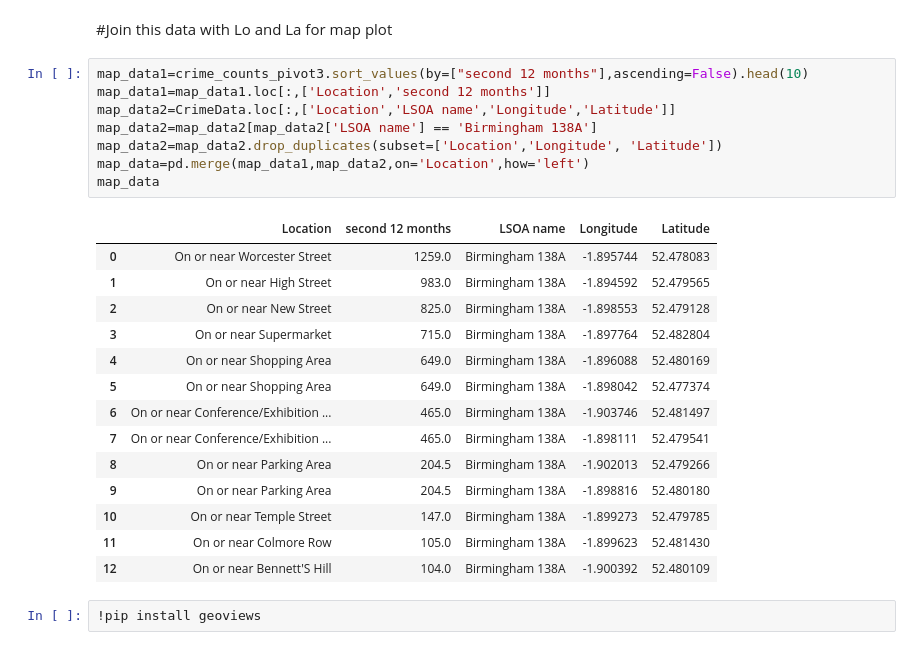
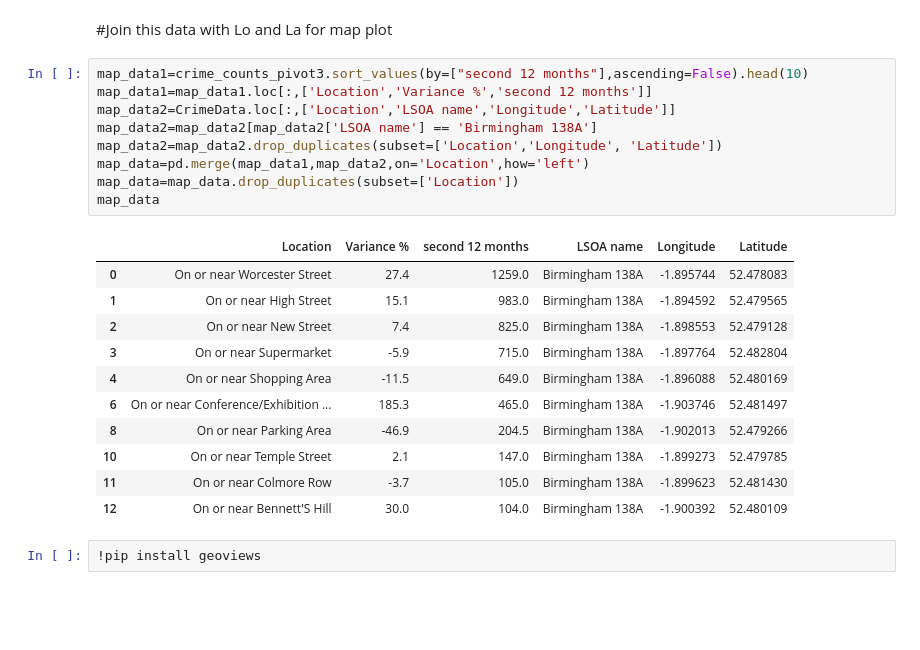
Before and after one commit to zhangwiki86-soton/L7---Data-Analysis-and-Visualisation, a Jupyter notebook: DRAFT Test Glob Final.ipynb, the cells around one changed output. Drawn from its saved outputs; the diff is of its cells as text; blank space fills up the shorter version.

```diff
--- a/DRAFT Test Glob Final.ipynb
+++ b/DRAFT Test Glob Final.ipynb
@@ -558,27 +558,25 @@ crime_counts_pivot3.sort_values(by=["second 12 months"],ascending=False).head(10
 #Join this data with Lo and La for map plot
 # %%
 map_data1=crime_counts_pivot3.sort_values(by=["second 12 months"],ascending=False).head(10)
-map_data1=map_data1.loc[:,['Location','second 12 months']]
+map_data1=map_data1.loc[:,['Location','Variance %','second 12 months']]
 map_data2=CrimeData.loc[:,['Location','LSOA name','Longitude','Latitude']]
 map_data2=map_data2[map_data2['LSOA name'] == 'Birmingham 138A']
 map_data2=map_data2.drop_duplicates(subset=['Location','Longitude', 'Latitude'])
 map_data=pd.merge(map_data1,map_data2,on='Location',how='left')
+map_data=map_data.drop_duplicates(subset=['Location'])
 map_data
 # %% [output]
-|  | Location | second 12 months | LSOA name | Longitude | Latitude |
-| 0 | On or near Worcester Street | 1259.0 | Birmingham 138A | -1.895744 | 52.478083 |
-| 1 | On or near High Street | 983.0 | Birmingham 138A | -1.894592 | 52.479565 |
-| 2 | On or near New Street | 825.0 | Birmingham 138A | -1.898553 | 52.479128 |
-| 3 | On or near Supermarket | 715.0 | Birmingham 138A | -1.897764 | 52.482804 |
-| 4 | On or near Shopping Area | 649.0 | Birmingham 138A | -1.896088 | 52.480169 |
-| 5 | On or near Shopping Area | 649.0 | Birmingham 138A | -1.898042 | 52.477374 |
-| 6 | On or near Conference/Exhibition ... | 465.0 | Birmingham 138A | -1.903746 | 52.481497 |
-| 7 | On or near Conference/Exhibition ... | 465.0 | Birmingham 138A | -1.898111 | 52.479541 |
-| 8 | On or near Parking Area | 204.5 | Birmingham 138A | -1.902013 | 52.479266 |
-| 9 | On or near Parking Area | 204.5 | Birmingham 138A | -1.898816 | 52.480180 |
-| 10 | On or near Temple Street | 147.0 | Birmingham 138A | -1.899273 | 52.479785 |
-| 11 | On or near Colmore Row | 105.0 | Birmingham 138A | -1.899623 | 52.481430 |
-| 12 | On or near Bennett'S Hill | 104.0 | Birmingham 138A | -1.900392 | 52.480109 |
+|  | Location | Variance % | second 12 months | LSOA name | Longitude | Latitude |
+| 0 | On or near Worcester Street | 27.4 | 1259.0 | Birmingham 138A | -1.895744 | 52.478083 |
+| 1 | On or near High Street | 15.1 | 983.0 | Birmingham 138A | -1.894592 | 52.479565 |
+| 2 | On or near New Street | 7.4 | 825.0 | Birmingham 138A | -1.898553 | 52.479128 |
+| 3 | On or near Supermarket | -5.9 | 715.0 | Birmingham 138A | -1.897764 | 52.482804 |
+| 4 | On or near Shopping Area | -11.5 | 649.0 | Birmingham 138A | -1.896088 | 52.480169 |
+| 6 | On or near Conference/Exhibition ... | 185.3 | 465.0 | Birmingham 138A | -1.903746 | 52.481497 |
+| 8 | On or near Parking Area | -46.9 | 204.5 | Birmingham 138A | -1.902013 | 52.479266 |
+| 10 | On or near Temple Street | 2.1 | 147.0 | Birmingham 138A | -1.899273 | 52.479785 |
+| 11 | On or near Colmore Row | -3.7 | 105.0 | Birmingham 138A | -1.899623 | 52.481430 |
+| 12 | On or near Bennett'S Hill | 30.0 | 104.0 | Birmingham 138A | -1.900392 | 52.480109 |
 # %%
 !pip install geoviews
 # %%
```
Also changed, not shown: parts of 1 cell of this notebook.
